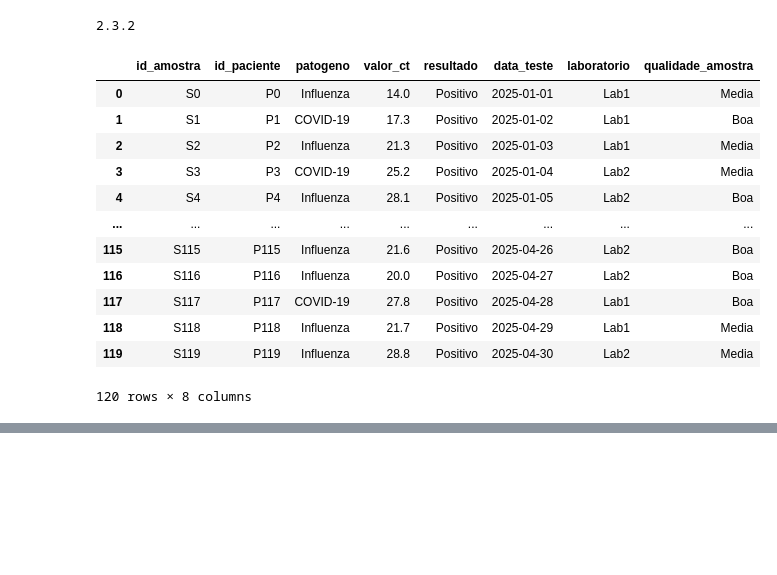
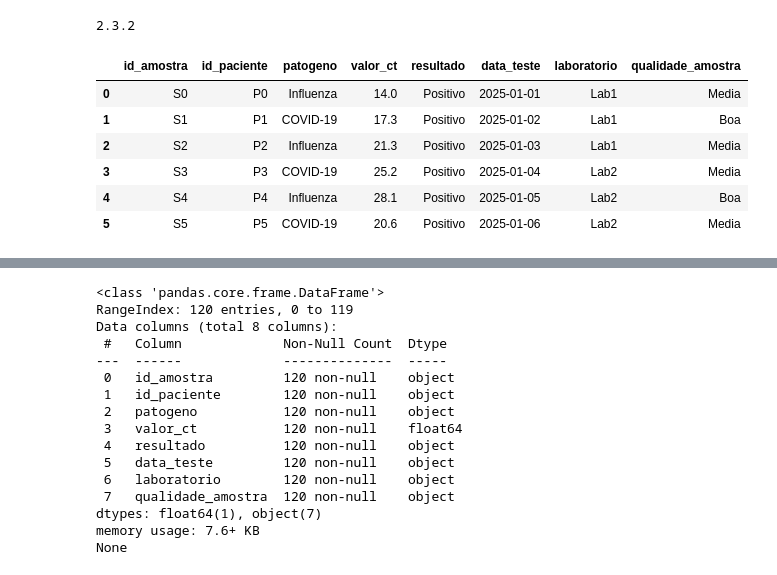
Before and after one commit to zairnhpedro/projecto_final, a Jupyter notebook: notebooks/work.ipynb, the cells around one changed output, grey strips where cells are left out. Cells and saved outputs as stored; diff of their text form; code cells hidden in the pictures; blank space fills up the shorter version.

```diff
--- a/notebooks/work.ipynb
+++ b/notebooks/work.ipynb
@@ -15,21 +15,15 @@ import numpy as np
 # %%
 df = pd.read_csv(r"C:\Users\PC\Documents\projecto_py\projecto_py\data\lab_limpo.csv")
 # %%
-df.head(120)
+df.head(6)
 # %% [output]
 |  | id_amostra | id_paciente | patogeno | valor_ct | resultado | data_teste | laboratorio | qualidade_amostra |
 | 0 | S0 | P0 | Influenza | 14.0 | Positivo | 2025-01-01 | Lab1 | Media |
 | 1 | S1 | P1 | COVID-19 | 17.3 | Positivo | 2025-01-02 | Lab1 | Boa |
 | 2 | S2 | P2 | Influenza | 21.3 | Positivo | 2025-01-03 | Lab1 | Media |
 | 3 | S3 | P3 | COVID-19 | 25.2 | Positivo | 2025-01-04 | Lab2 | Media |
 | 4 | S4 | P4 | Influenza | 28.1 | Positivo | 2025-01-05 | Lab2 | Boa |
-| ... | ... | ... | ... | ... | ... | ... | ... | ... |
-| 115 | S115 | P115 | Influenza | 21.6 | Positivo | 2025-04-26 | Lab2 | Boa |
-| 116 | S116 | P116 | Influenza | 20.0 | Positivo | 2025-04-27 | Lab2 | Boa |
-| 117 | S117 | P117 | COVID-19 | 27.8 | Positivo | 2025-04-28 | Lab1 | Boa |
-| 118 | S118 | P118 | Influenza | 21.7 | Positivo | 2025-04-29 | Lab1 | Media |
-| 119 | S119 | P119 | Influenza | 28.8 | Positivo | 2025-04-30 | Lab2 | Media |
+| 5 | S5 | P5 | COVID-19 | 20.6 | Positivo | 2025-01-06 | Lab2 | Media |
-120 rows × 8 columns
 # %%
 patogenos = df['patogeno']
 print("\n--- Selecionando a coluna 'patogeno' ---\n")
@@ -70,3 +64,22 @@ print (df)
 119        Lab2             Media
 
 [120 rows x 8 columns]
+# %%
+print(df.info())
+# %% [output]
+<class 'pandas.core.frame.DataFrame'>
+RangeIndex: 120 entries, 0 to 119
+Data columns (total 8 columns):
+ #   Column             Non-Null Count  Dtype
+---  ------             --------------  -----
+ 0   id_amostra         120 non-null    object
+ 1   id_paciente        120 non-null    object
+ 2   patogeno           120 non-null    object
+ 3   valor_ct           120 non-null    float64
+ 4   resultado          120 non-null    object
+ 5   data_teste         120 non-null    object
+ 6   laboratorio        120 non-null    object
+ 7   qualidade_amostra  120 non-null    object
+dtypes: float64(1), object(7)
+memory usage: 7.6+ KB
+None
```
Also changed, not shown: parts of 17 cells of this notebook, 1 other file.
